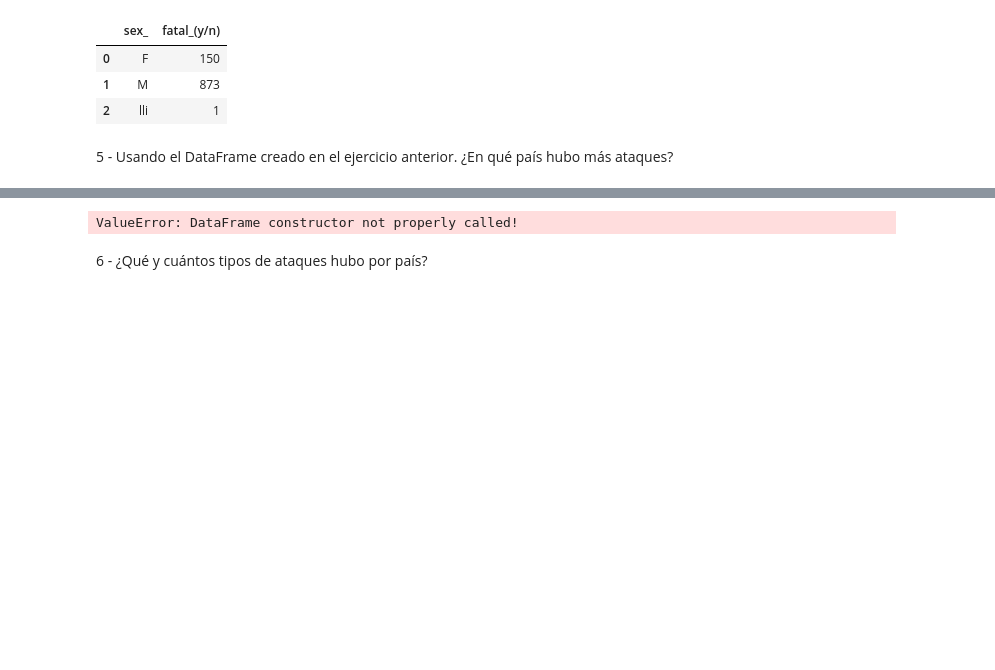
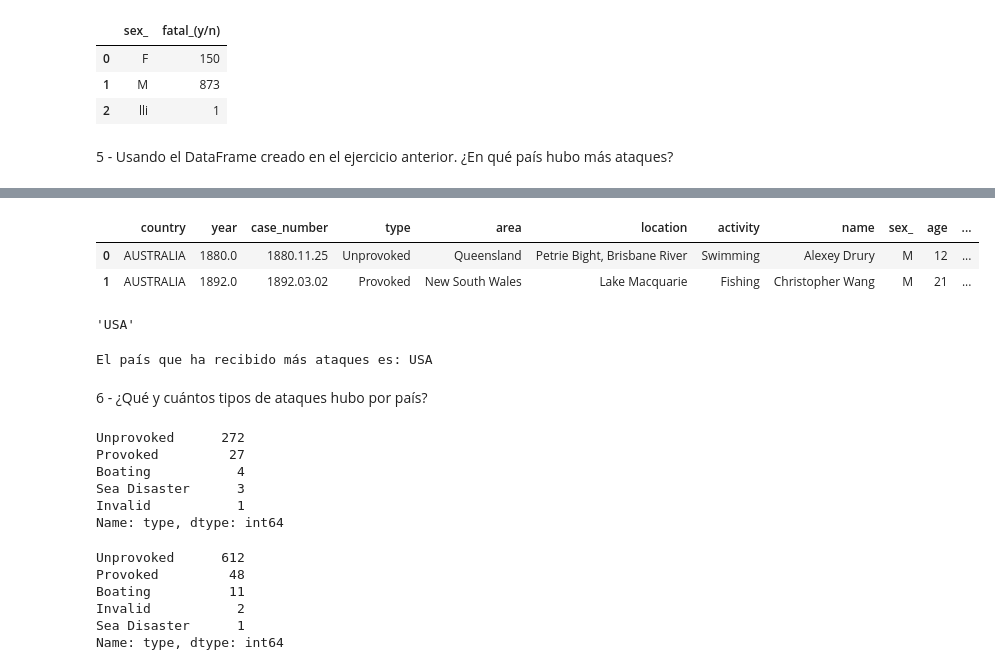
Before and after one commit to Adalab/DA-PromoC_Modulo2_Sprint1_Silvia-Noemi, a Jupyter notebook: Pandas/pp-pandas-leccion6-pandasVI.ipynb, the cells around one changed output, grey strips where cells are left out. Saved outputs shown, nothing was run; the diff lists cells and outputs as text; code cells hidden in the pictures; blank space fills up the shorter version.

```diff
--- a/Pandas/pp-pandas-leccion6-pandasVI.ipynb
+++ b/Pandas/pp-pandas-leccion6-pandasVI.ipynb
@@ -118,5 +118,4 @@ df_letales_pais
 # %% [markdown]
 5 - Usando el DataFrame creado en el ejercicio anterior. ¿En qué país hubo más ataques?
 # %%
-df_final = df_ataques_pais["country"].value_counts()
-df_final
+df_final = df_ataques_pais.groupby("country").value_counts()
@@ -161,7 +122,43 @@ Length: 1024, dtype: int64
-# %%
-df_mas_ataques_pais = pd.DataFrame(df_mas_ataques)
-df_mas_ataques_pais.head()
-# %% [output]
-ValueError: DataFrame constructor not properly called!
+# %%
+df_final_pd =pd.DataFrame(df_final)
+# %%
+#eliminamos la columna que nos aparece como "0", para no tenerlas duplicadas y poder hacer un .reset_index()
+df_final_pd.drop(columns= 0, inplace = True)
+# %%
+df_final_pd.reset_index(inplace=True)
+df_final_pd.head(2)
+# %% [output]
+|  | country | year | case_number | type | area | location | activity | name | sex_ | age | ... |
+| 0 | AUSTRALIA | 1880.0 | 1880.11.25 | Unprovoked | Queensland | Petrie Bight, Brisbane River | Swimming | Alexey Drury | M | 12 | ... |
+| 1 | AUSTRALIA | 1892.0 | 1892.03.02 | Provoked | New South Wales | Lake Macquarie | Fishing | Christopher Wang | M | 21 | ... |
+# %%
+pais_mas_ataques = df_final_pd["country"].max()
+pais_mas_ataques
+# %% [output]
+'USA'
+# %%
+print(f"El país que ha recibido más ataques es: {pais_mas_ataques}")
+# %% [output]
+El país que ha recibido más ataques es: USA
 # %% [markdown]
 6 - ¿Qué y cuántos tipos de ataques hubo por país?
+# %%
+df_tipos = df_final_pd[(df_final_pd["country"] == "AUSTRALIA")]
+df_tipos["type"].value_counts()
+# %% [output]
+Unprovoked      272
+Provoked         27
+Boating           4
+Sea Disaster      3
+Invalid           1
+Name: type, dtype: int64
+# %%
+df_tipos2 = df_final_pd[(df_final_pd["country"] == "USA")]
+df_tipos2["type"].value_counts()
+# %% [output]
+Unprovoked      612
+Provoked         48
+Boating          11
+Invalid           2
+Sea Disaster      1
+Name: type, dtype: int64
```
Also changed, not shown: parts of 4 cells of this notebook.
